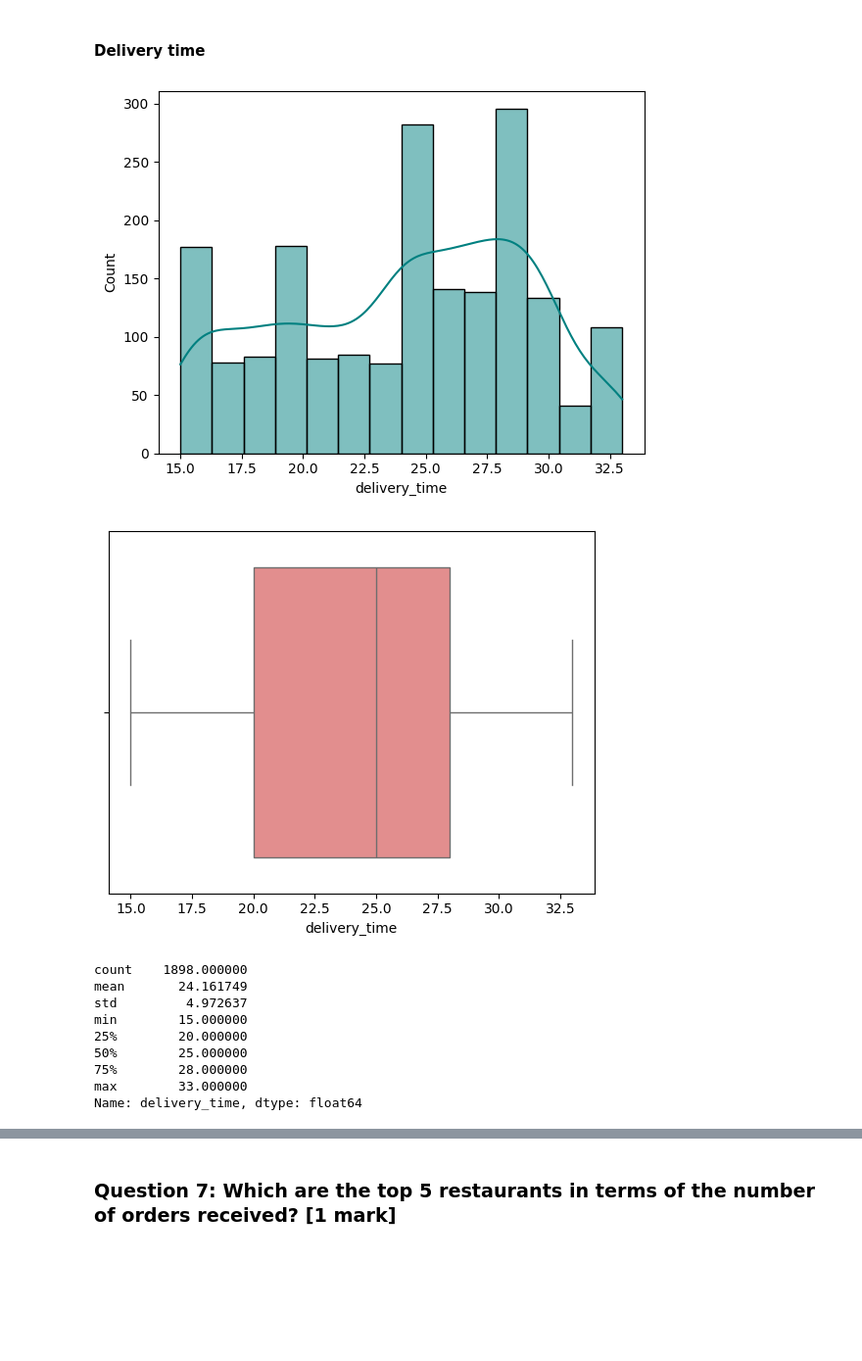
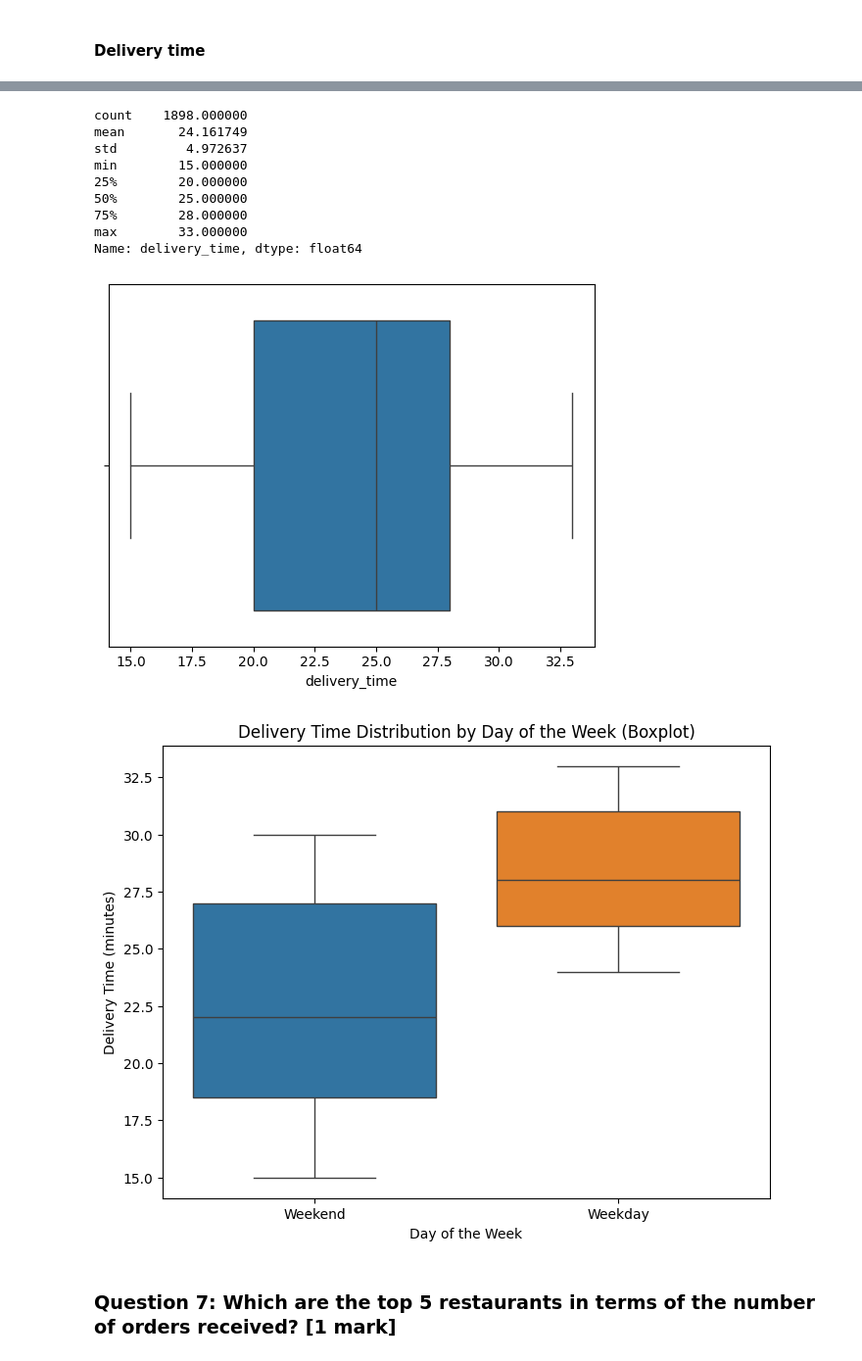
Before and after one commit to RashmiJK/PGP-AIML-FoodHub-EDA, a Jupyter notebook: Learner_Notebook_LC.ipynb, the cells around one changed output, grey strips where cells are left out. Shown at 98% size. Saved outputs shown, nothing was run; the diff lists cells and outputs as text; code cells hidden in the pictures; blank space fills up the shorter version.

```diff
--- a/Learner_Notebook_LC.ipynb
+++ b/Learner_Notebook_LC.ipynb
@@ -536,20 +547,20 @@ Name: food_preparation_time, dtype: float64
 # %% [markdown]
 #### Delivery time
-# %%
-sns.histplot(data=df,x='delivery_time', kde = True, color = 'teal') ## Complete the code to plot the histogram for the delivery time
-plt.show()
-sns.boxplot(data=df,x='delivery_time', color = 'lightcoral') ## Complete the code to plot the boxplot for the delivery time
-plt.show()
-print(df['delivery_time'].describe().T)
-# %% [output]
-[figure, removed]
-[figure, removed]
-count    1898.000000
-mean       24.161749
-std         4.972637
-min        15.000000
-25%        20.000000
-50%        25.000000
-75%        28.000000
-max        33.000000
-Name: delivery_time, dtype: float64
+# %%
+## Plot the histogram and box for the delivery time
+sns.histplot(data=df,x='delivery_time', kde = True, color = 'teal')
+plt.show()
+
+print(df['delivery_time'].describe().T)
+
+sns.boxplot(data=df,x='delivery_time')
+plt.show()
+
+## Plot boxplots for delivery time separated by day of the week
+plt.figure(figsize=(8, 6)) # Adjust figure size if needed
+sns.boxplot(data=df, x='day_of_the_week', y='delivery_time', hue = 'day_of_the_week', palette='tab10') # Use day of the week on x-axis and delivery time on y-axis
+plt.title('Delivery Time Distribution by Day of the Week (Boxplot)')
+plt.xlabel('Day of the Week')
+plt.ylabel('Delivery Time (minutes)')
+plt.show()
+# %% [output]
@@ -556,3 +568,14 @@ Name: delivery_time, dtype: float64
+count    1898.000000
+mean       24.161749
+std         4.972637
+min        15.000000
+25%        20.000000
+50%        25.000000
+75%        28.000000
+max        33.000000
+Name: delivery_time, dtype: float64
+[figure, added]
+[figure, added]
 # %% [markdown]
 ### **Question 7:** Which are the top 5 restaurants in terms of the number of orders received? [1 mark]
 # %%
```
Also changed, not shown: parts of 3 cells of this notebook.
